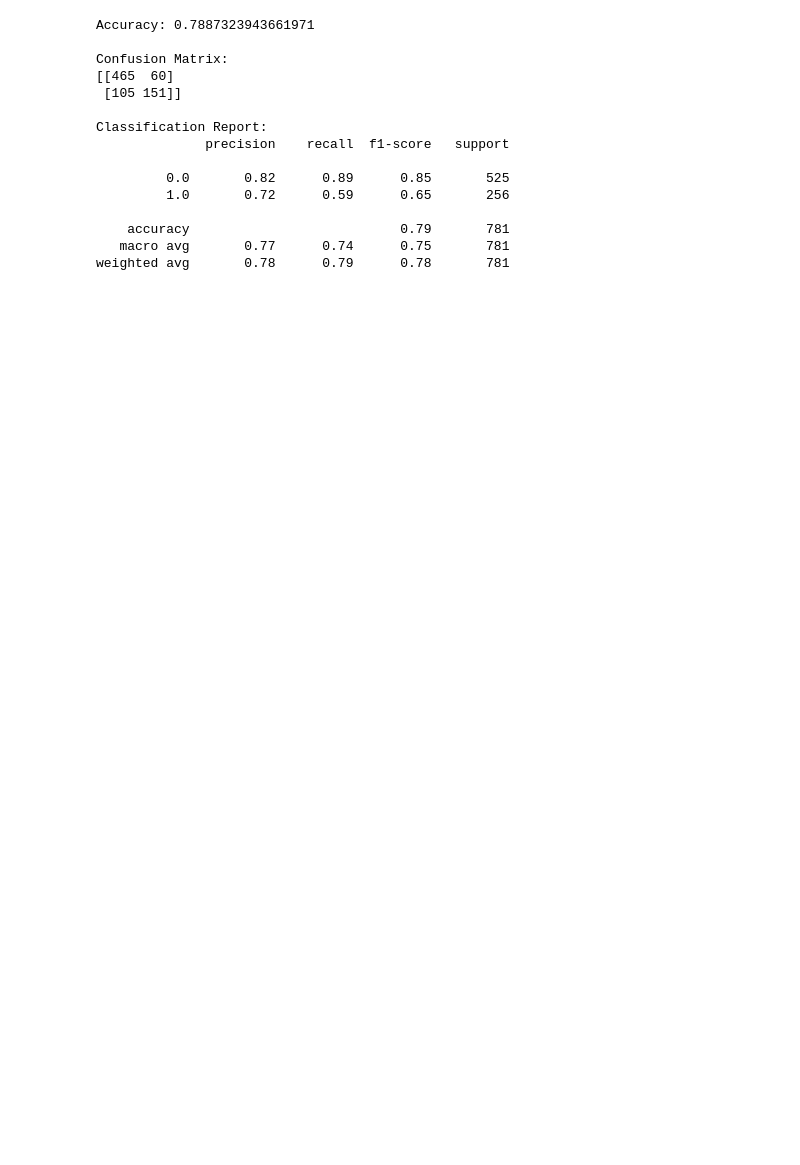
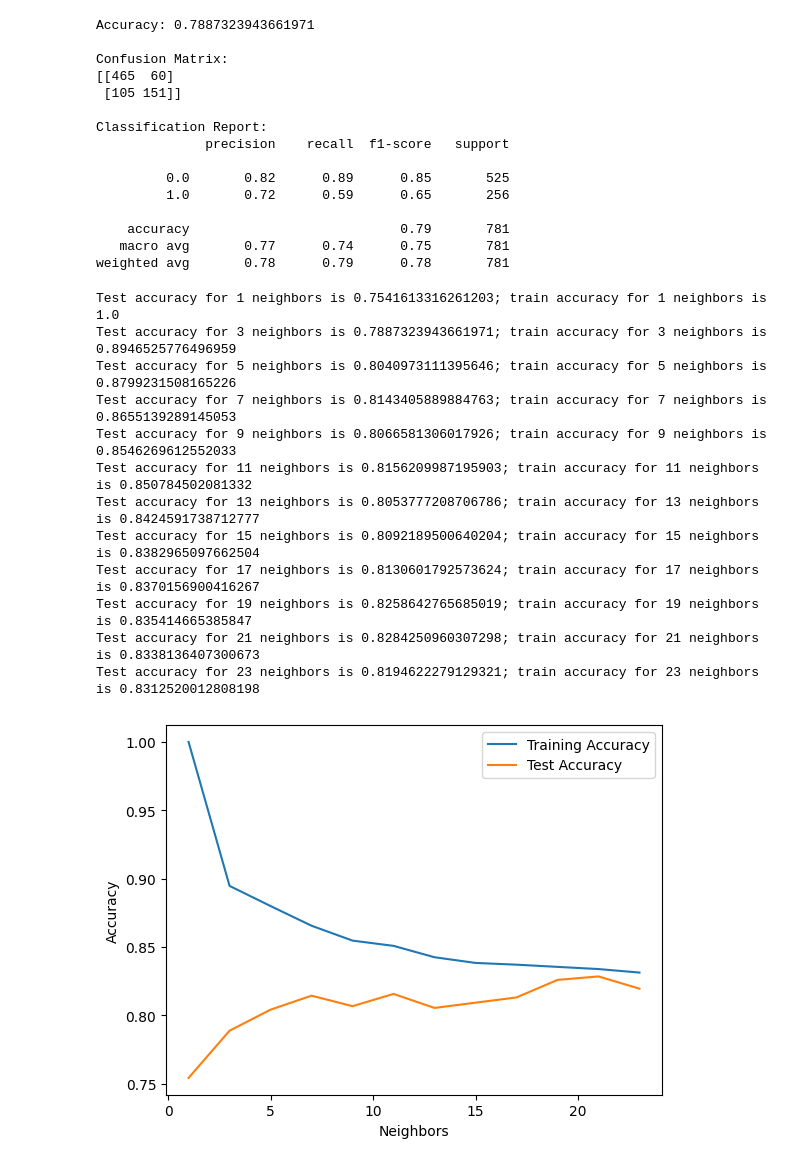
Before and after one commit to skang0812/ML-Project-1, a Jupyter notebook: project_1_bsds.ipynb, the cells around one changed output. Saved outputs shown, nothing was run; the diff lists cells and outputs as text; code cells hidden in the pictures; blank space fills up the shorter version.

```diff
--- a/project_1_bsds.ipynb
+++ b/project_1_bsds.ipynb
@@ -463,3 +450,39 @@ Classification Report:
     accuracy                           0.79       781
    macro avg       0.77      0.74      0.75       781
 weighted avg       0.78      0.79      0.78       781
+# %%
+import matplotlib.pyplot as plt
+import seaborn as sns
+
+k_values = range(1,25,2)
+test_accuracy=[]
+train_accuracy=[]
+
+for k in k_values:
+  model = KNeighborsClassifier(n_neighbors = k) # Create a model instance
+  model = model.fit(X_train_scaled,y_train) # Fit the model
+ # y_hat = model.predict(u_test) # Predict values
+  test_acc = model.score(X_test_scaled,y_test) # Compute test accuracy
+  train_acc = model.score(X_train_scaled,y_train) # Compute trainin accuracy
+  print( f'Test accuracy for {k} neighbors is {test_acc}; train accuracy for {k} neighbors is {train_acc}')
+
+  test_accuracy.append(test_acc) # Save test results
+  train_accuracy.append(train_acc) # Save training results
+
+sns.lineplot(x=k_values,y=train_accuracy,label='Training Accuracy').set(xlabel='Neighbors',ylabel='Accuracy')
+sns.lineplot(x=k_values,y=test_accuracy,label='Test Accuracy')
+plt.show()
+# %% [output]
+Test accuracy for 1 neighbors is 0.7541613316261203; train accuracy for 1 neighbors is 1.0
+Test accuracy for 3 neighbors is 0.7887323943661971; train accuracy for 3 neighbors is 0.8946525776496959
+Test accuracy for 5 neighbors is 0.8040973111395646; train accuracy for 5 neighbors is 0.8799231508165226
+Test accuracy for 7 neighbors is 0.8143405889884763; train accuracy for 7 neighbors is 0.8655139289145053
+Test accuracy for 9 neighbors is 0.8066581306017926; train accuracy for 9 neighbors is 0.8546269612552033
+Test accuracy for 11 neighbors is 0.8156209987195903; train accuracy for 11 neighbors is 0.850784502081332
+Test accuracy for 13 neighbors is 0.8053777208706786; train accuracy for 13 neighbors is 0.8424591738712777
+Test accuracy for 15 neighbors is 0.8092189500640204; train accuracy for 15 neighbors is 0.8382965097662504
+Test accuracy for 17 neighbors is 0.8130601792573624; train accuracy for 17 neighbors is 0.8370156900416267
+Test accuracy for 19 neighbors is 0.8258642765685019; train accuracy for 19 neighbors is 0.835414665385847
+Test accuracy for 21 neighbors is 0.8284250960307298; train accuracy for 21 neighbors is 0.8338136407300673
+Test accuracy for 23 neighbors is 0.8194622279129321; train accuracy for 23 neighbors is 0.8312520012808198
+[figure, added]
```
Also changed, not shown: parts of 2 cells of this notebook.
